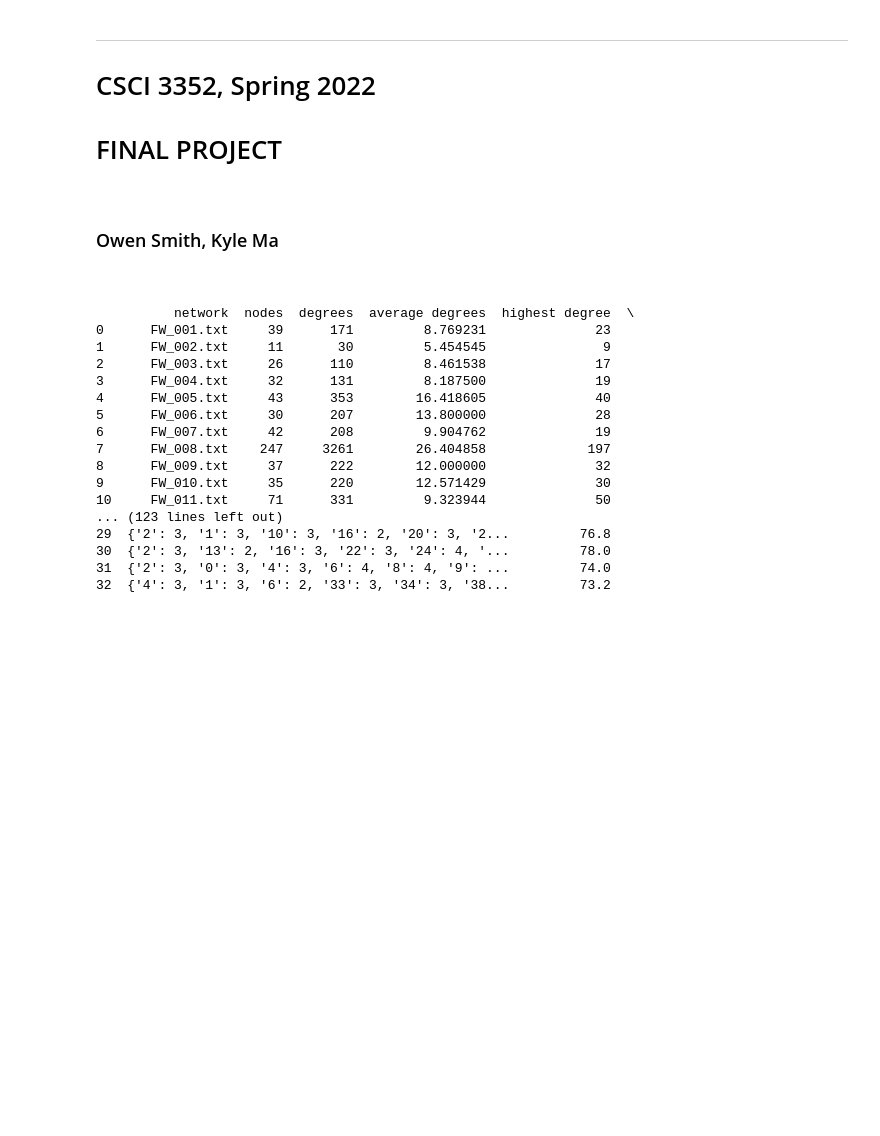
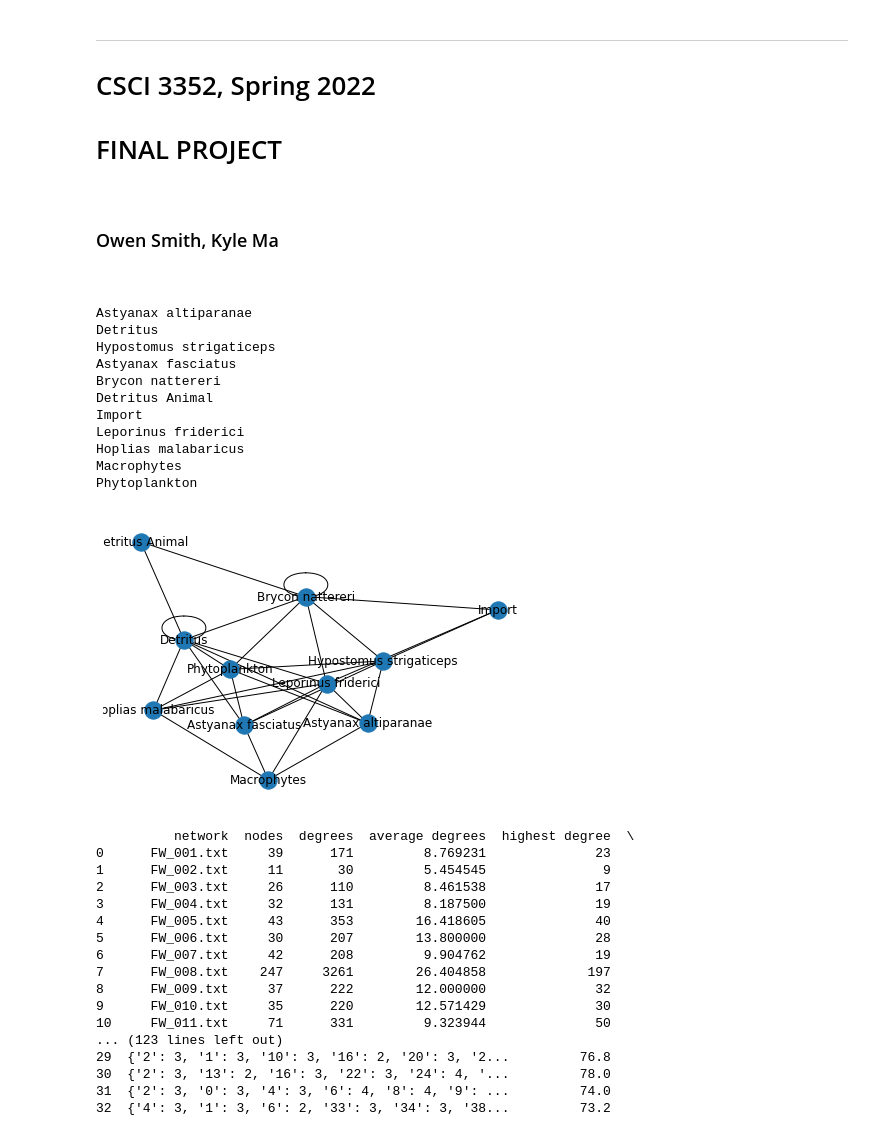
Before and after one commit to osmith-CU/3352-final-project, a Jupyter notebook: Final_Project_1.1.ipynb, the cells around one changed output. Saved outputs shown, nothing was run; the diff lists cells and outputs as text; code cells hidden in the pictures; blank space fills up the shorter version.

Commit message:
node labels

```diff
--- a/Final_Project_1.1.ipynb
+++ b/Final_Project_1.1.ipynb
@@ -140,25 +140,49 @@ def get_correlation_coefficients(data_array):
 # %%
 # iterates through networks directory and reads each in as networkx graph G
 directory = 'networks'
 data = []
 show = True
 for filename in os.scandir(directory):
     filename = filename.name
     name, ext = os.path.splitext(filename)
     ext = str(ext)[0:4]
     if ext == '.txt' and filename != 'README':
         G = nx.read_edgelist(directory + '/' + filename)
         network_stats = [filename]
         network_stats = network_stats + gather_network_stats(G)
         network_stats.append(get_temp(filename[:-4]))
         data.append(network_stats)
-        if show:
+        if filename == "FW_002.txt":
+            species = pd.read_csv("species/"+ filename[:-4] + ".csv")['Unnamed: 0']
+            mapping = {}
+            for i, a in enumerate(G.nodes()):
+                mapping[a] = species[int(a)]
+#                 print(len(G.nodes()))
+#                 print(len(species))
+                a = species[int(a)]
+                print(a)
+            H = nx.relabel_nodes(G, mapping)
+            nx.draw(H, with_labels = True)
             net = Network(notebook = True)
-            net.from_nx(G)
+            net = Network('1000px', '1000px')
+            net.from_nx(H)
             net.show("test.html")
             show = False
     # nx.draw(G)
     # plt.show()
+# %% [output]
+Astyanax altiparanae
+Detritus
+Hypostomus strigaticeps
+Astyanax fasciatus
+Brycon nattereri
+Detritus Animal
+Import
+Leporinus friderici
+Hoplias malabaricus
+Macrophytes
+Phytoplankton
+[figure, added]
 # %%
 get_correlation_coefficients(data)
 # %% [output]
```
Also changed, not shown: parts of 1 cell of this notebook, 1 other file.
